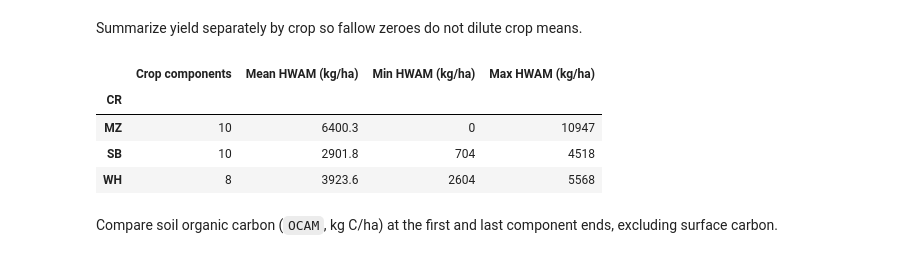
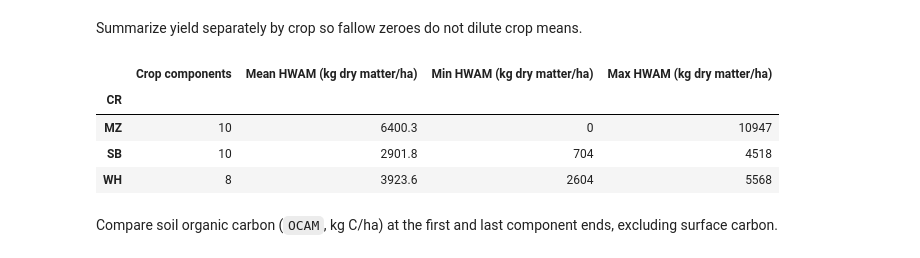
Before and after one commit to AbdelrahmanAmr3/dssatlab, a Jupyter notebook: course/14_rotations/lesson.ipynb, the cells around one changed output. Cells and saved outputs as stored; diff of their text form; code cells hidden in the pictures.

```diff
--- a/course/14_rotations/lesson.ipynb
+++ b/course/14_rotations/lesson.ipynb
@@ -166,10 +188,10 @@ Summarize yield separately by crop so fallow zeroes do not dilute crop means.
 # %%
 # Compare the count, mean and range of yields for each crop.
 crop_stats = crops.groupby("CR")["HWAM"].agg(["count", "mean", "min", "max"])
-crop_stats.rename(columns={"count": "Crop components", "mean": "Mean HWAM (kg/ha)",
-                           "min": "Min HWAM (kg/ha)", "max": "Max HWAM (kg/ha)"}).round(1)
+crop_stats.rename(columns={"count": "Crop components", "mean": "Mean HWAM (kg dry matter/ha)",
+                           "min": "Min HWAM (kg dry matter/ha)", "max": "Max HWAM (kg dry matter/ha)"}).round(1)
 # %% [output]
-|  | Crop components | Mean HWAM (kg/ha) | Min HWAM (kg/ha) | Max HWAM (kg/ha) |
+|  | Crop components | Mean HWAM (kg dry matter/ha) | Min HWAM (kg dry matter/ha) | Max HWAM (kg dry matter/ha) |
 | CR |  |  |  |  |
 | MZ | 10 | 6400.3 | 0 | 10947 |
 | SB | 10 | 2901.8 | 704 | 4518 |
```
Also changed, not shown: parts of 5 cells of this notebook, 1 other file.
